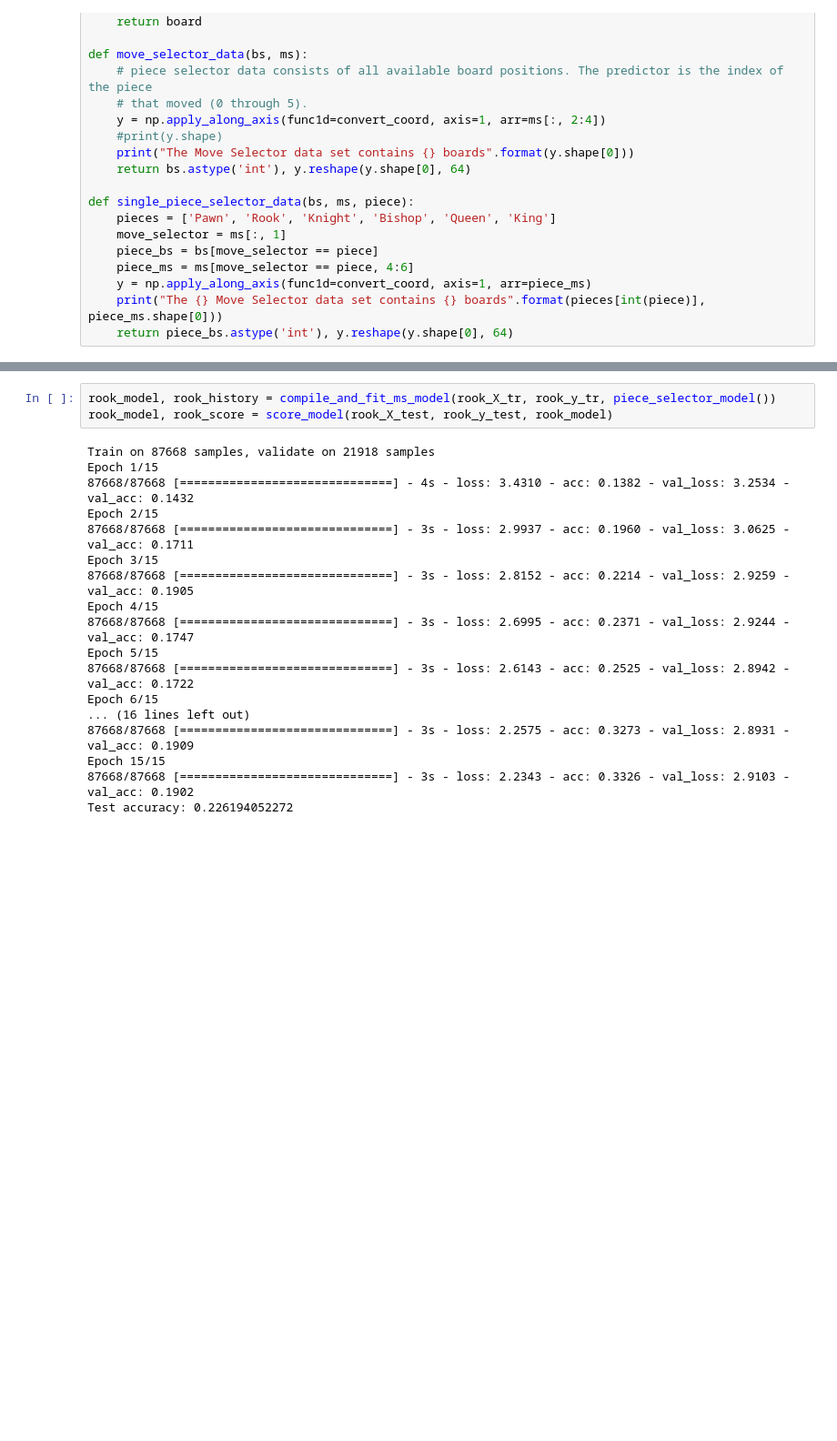
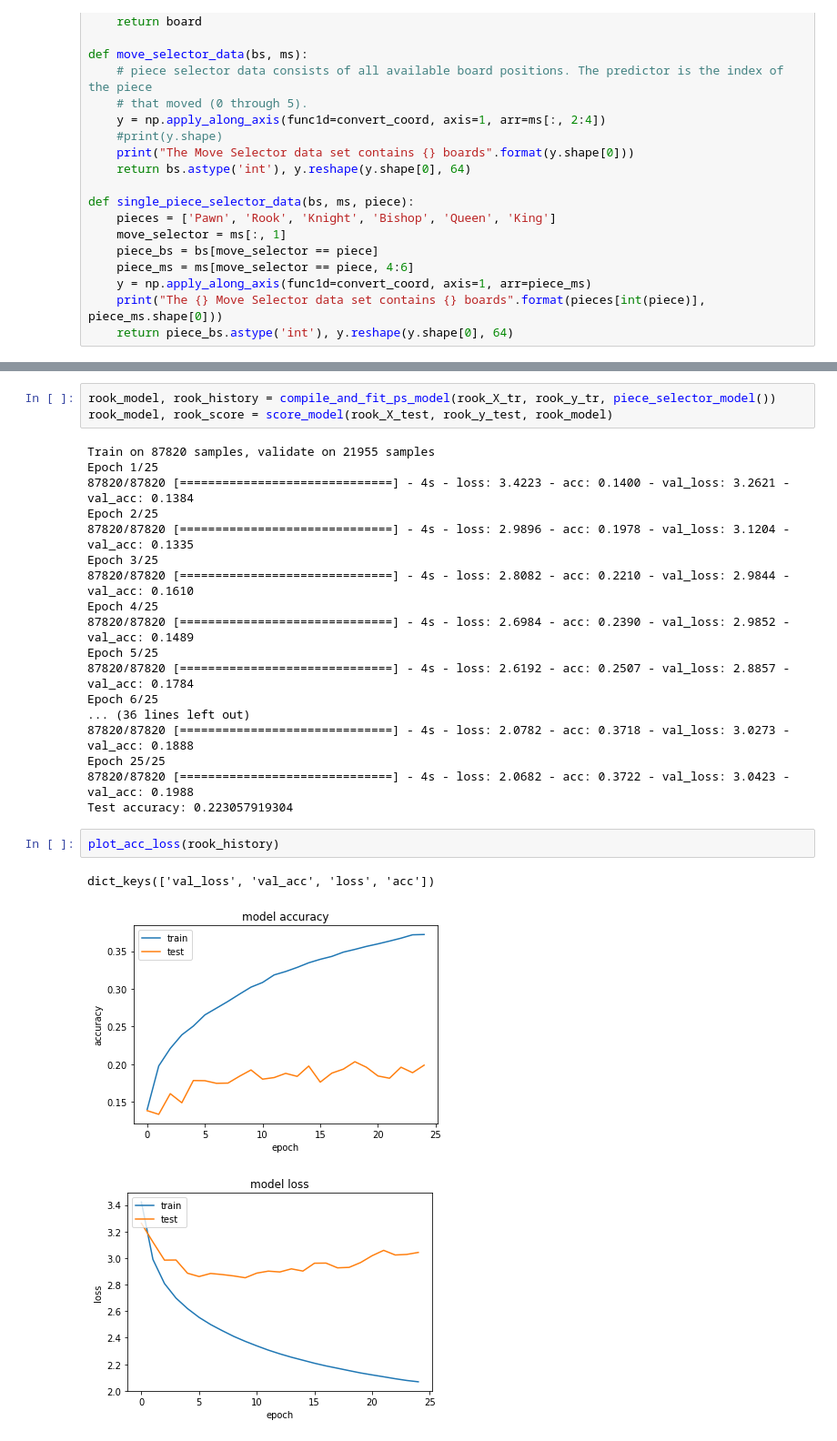
Before and after one commit to mrklees/deepconv-chess, a Jupyter notebook: Convolutional Model.ipynb, the cells around one changed output, grey strips where cells are left out. Shown at 91% size. Drawn from its saved outputs; the diff is of its cells as text; blank space fills up the shorter version.

```diff
--- a/Convolutional Model.ipynb
+++ b/Convolutional Model.ipynb
@@ -260,22 +279,28 @@ Test accuracy: 0.381126342855
 # %%
-rook_model, rook_history = compile_and_fit_ms_model(rook_X_tr, rook_y_tr, piece_selector_model())
+rook_model, rook_history = compile_and_fit_ps_model(rook_X_tr, rook_y_tr, piece_selector_model())
 rook_model, rook_score = score_model(rook_X_test, rook_y_test, rook_model)
 # %% [output]
-Train on 87668 samples, validate on 21918 samples
-Epoch 1/15
-87668/87668 [==============================] - 4s - loss: 3.4310 - acc: 0.1382 - val_loss: 3.2534 - val_acc: 0.1432
-Epoch 2/15
-87668/87668 [==============================] - 3s - loss: 2.9937 - acc: 0.1960 - val_loss: 3.0625 - val_acc: 0.1711
-Epoch 3/15
-87668/87668 [==============================] - 3s - loss: 2.8152 - acc: 0.2214 - val_loss: 2.9259 - val_acc: 0.1905
-Epoch 4/15
-87668/87668 [==============================] - 3s - loss: 2.6995 - acc: 0.2371 - val_loss: 2.9244 - val_acc: 0.1747
-Epoch 5/15
-87668/87668 [==============================] - 3s - loss: 2.6143 - acc: 0.2525 - val_loss: 2.8942 - val_acc: 0.1722
-Epoch 6/15
-... (16 lines left out)
-87668/87668 [==============================] - 3s - loss: 2.2575 - acc: 0.3273 - val_loss: 2.8931 - val_acc: 0.1909
-Epoch 15/15
-87668/87668 [==============================] - 3s - loss: 2.2343 - acc: 0.3326 - val_loss: 2.9103 - val_acc: 0.1902
-Test accuracy: 0.226194052272
+Train on 87820 samples, validate on 21955 samples
+Epoch 1/25
+87820/87820 [==============================] - 4s - loss: 3.4223 - acc: 0.1400 - val_loss: 3.2621 - val_acc: 0.1384
+Epoch 2/25
+87820/87820 [==============================] - 4s - loss: 2.9896 - acc: 0.1978 - val_loss: 3.1204 - val_acc: 0.1335
+Epoch 3/25
+87820/87820 [==============================] - 4s - loss: 2.8082 - acc: 0.2210 - val_loss: 2.9844 - val_acc: 0.1610
+Epoch 4/25
+87820/87820 [==============================] - 4s - loss: 2.6984 - acc: 0.2390 - val_loss: 2.9852 - val_acc: 0.1489
+Epoch 5/25
+87820/87820 [==============================] - 4s - loss: 2.6192 - acc: 0.2507 - val_loss: 2.8857 - val_acc: 0.1784
+Epoch 6/25
+... (36 lines left out)
+87820/87820 [==============================] - 4s - loss: 2.0782 - acc: 0.3718 - val_loss: 3.0273 - val_acc: 0.1888
+Epoch 25/25
+87820/87820 [==============================] - 4s - loss: 2.0682 - acc: 0.3722 - val_loss: 3.0423 - val_acc: 0.1988
+Test accuracy: 0.223057919304
+# %%
+plot_acc_loss(rook_history)
+# %% [output]
+dict_keys(['val_loss', 'val_acc', 'loss', 'acc'])
+[figure, added]
+[figure, added]
 # %%
```
Also changed, not shown: parts of 20 cells of this notebook, 1 other file.
